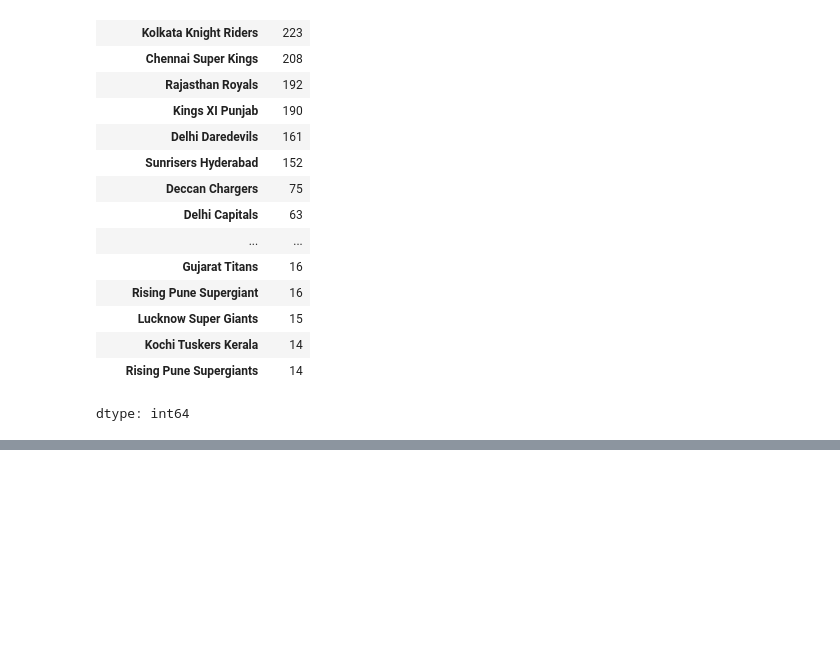
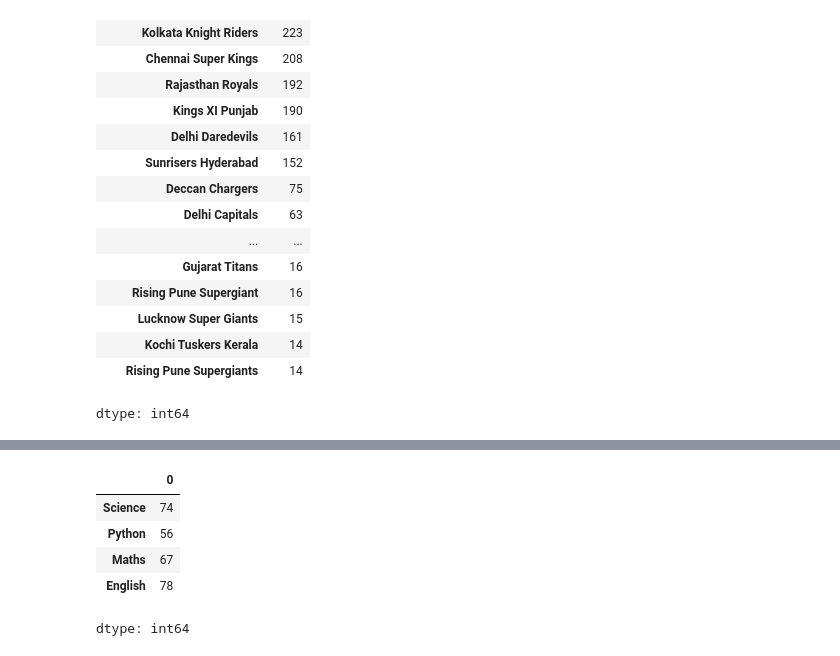
Before and after one commit to get-ayush/PythonLibraries, a Jupyter notebook: PandasDataframe.ipynb, the cells around one changed output, grey strips where cells are left out. Cells and saved outputs as stored; diff of their text form; code cells hidden in the pictures; blank space fills up the shorter version.

```diff
--- a/PandasDataframe.ipynb
+++ b/PandasDataframe.ipynb
@@ -586,0 +655,18 @@ dtype: int64
+# %%
+#sort index(series and Dataframe)
+
+marks = {
+    "Maths": 67,
+    "English" : 78,
+    "Science" : 74,
+    "Python" : 56
+}
+marks_series = pd.Series(marks)
+marks_series.sort_index(ascending = False)
+# %% [output]
+|  | 0 |
+| Science | 74 |
+| Python | 56 |
+| Maths | 67 |
+| English | 78 |
+dtype: int64
```
Also changed, not shown: parts of 6 cells of this notebook.
